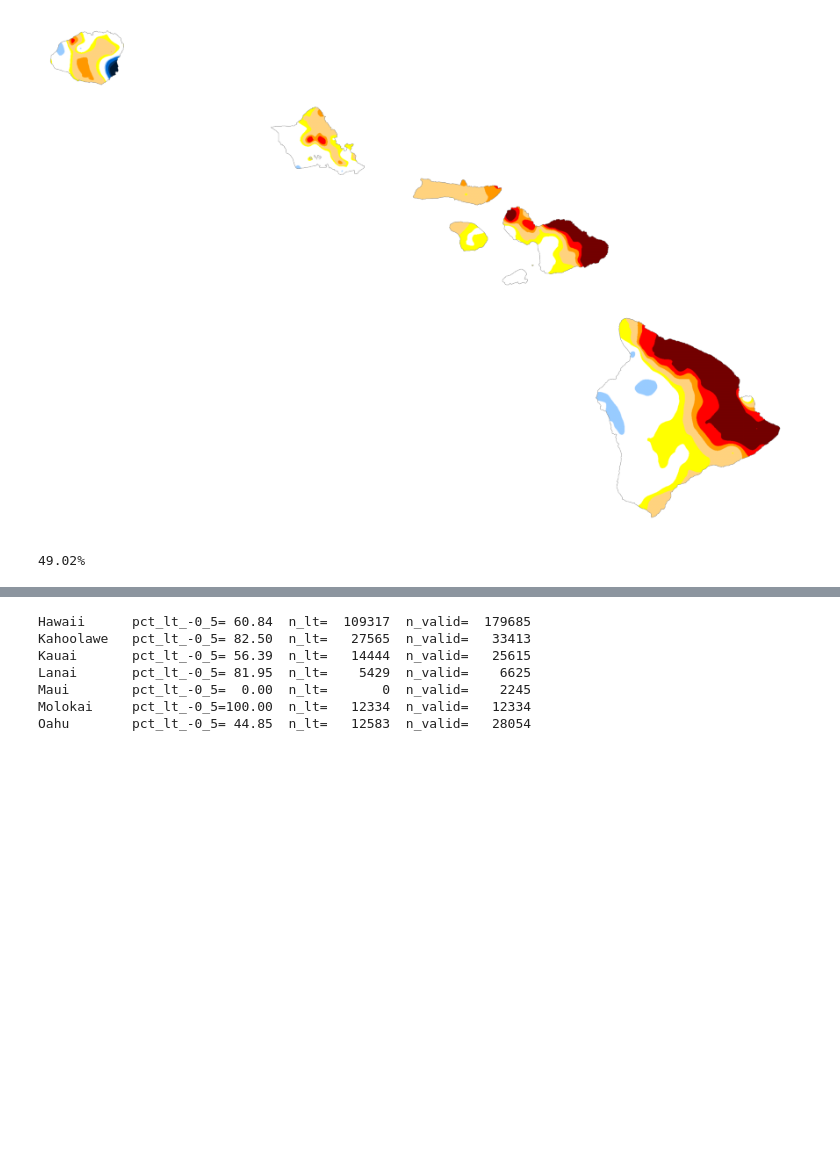
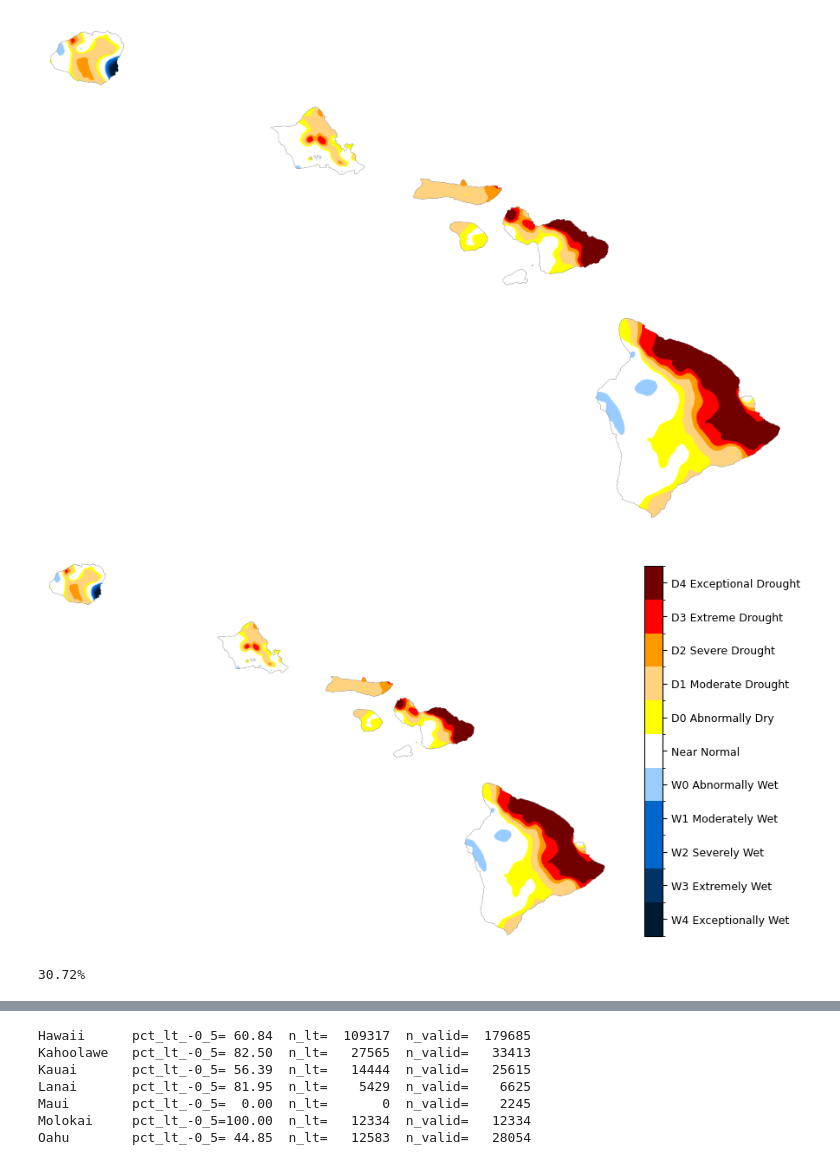
Before and after one commit to cherryleh/climate-summary, a Jupyter notebook: dews-hawaii-app/scripts/2025-summary/spi.ipynb, the cells around one changed output, grey strips where cells are left out. Saved outputs shown, nothing was run; the diff lists cells and outputs as text; code cells hidden in the pictures; blank space fills up the shorter version.

```diff
--- a/dews-hawaii-app/scripts/2025-summary/spi.ipynb
+++ b/dews-hawaii-app/scripts/2025-summary/spi.ipynb
@@ -13,7 +13,7 @@ thresholds = [
     (-0.5,    0.5, "#FFFFFF", "Near Normal"),
     ( 0.5,    0.8, "#99CCFF", "W0 Abnormally Wet"),
     ( 0.8,    1.3, "#0066CC", "W1 Moderately Wet"),
-    ( 1.3,    1.6, "#0066CC", "W2 Very Wet"),
+    ( 1.3,    1.6, "#0066CC", "W2 Severely Wet"),
     ( 1.6,    2.0, "#003366", "W3 Extremely Wet"),
     ( 2.0,  np.inf, "#001933", "W4 Exceptionally Wet"),
 ]
@@ -55,6 +55,66 @@ plt.savefig('../../public/climate-summary/spi12.png', dpi=300, bbox_inches='tigh
 plt.show()
 # %% [output]
 [figure]
+# %%
+#for report add cbar
+import rasterio
+import numpy as np
+import matplotlib.pyplot as plt
+from matplotlib.colors import ListedColormap, BoundaryNorm
+
+thresholds = [
+    (-np.inf, -2, "#730000", "D4 Exceptional Drought"),
+    (-2,   -1.6, "#FF0000", "D3 Extreme Drought"),
+    (-1.6,   -1.3, "#FF9900", "D2 Severe Drought"),
+    (-1.3,   -0.8, "#FFD37F", "D1 Moderate Drought"),
+    (-0.8,    -0.5, "#FFFF00", "D0 Abnormally Dry"),
+    (-0.5,    0.5, "#FFFFFF", "Near Normal"),
+    ( 0.5,    0.8, "#99CCFF", "W0 Abnormally Wet"),
+    ( 0.8,    1.3, "#0066CC", "W1 Moderately Wet"),
+    ( 1.3,    1.6, "#0066CC", "W2 Severely Wet"),
+    ( 1.6,    2.0, "#003366", "W3 Extremely Wet"),
+    ( 2.0,  np.inf, "#001933", "W4 Exceptionally Wet"),
+]
+
+
+with rasterio.open(f"spi_month_timescale012_statewide_data_map_2025_12.tif") as src:
+    data = src.read(1)
+    profile = src.profile
+    nodata = src.nodata
+
+data = np.where(data == nodata, np.nan, data)
+categorical = np.full_like(data, 255, dtype=np.uint8)
+
+for i, (low, high, _, _) in enumerate(thresholds):
+    mask = (data > low) & (data <= high)
+    categorical[mask] = i
+
+profile.update(dtype=rasterio.uint8, count=1, compress='lzw', nodata=255)
+# with rasterio.open(f"../public/tifs/rf_pdiff_cat_0{month}.tif", "w", **profile) as dst:
+#     dst.write(categorical, 1)
+
+colors = [c for _, _, c, _ in thresholds]
+labels = [l for _, _, _, l in thresholds]
+cmap = ListedColormap(colors)
+norm = BoundaryNorm(np.arange(-0.5, len(colors) + 0.5), len(colors))
+
+plt.figure(figsize=(9, 6))
+categorical_masked = np.ma.masked_where(categorical == 255, categorical)
+
+im = plt.imshow(categorical_masked, cmap=cmap, norm=norm)
+plt.axis("off")
+
+cbar = plt.colorbar(im, fraction=0.03, pad=0.04)
+cbar.set_ticks(range(len(colors)))
+cbar.set_ticklabels(labels)
+cbar.ax.tick_params(labelsize=9)
+cbar.ax.invert_yaxis()
+
+plt.tight_layout()
+plt.savefig('../../public/climate-summary/pubs/Figure5.png', dpi=600, bbox_inches='tight', pad_inches=0.1, transparent=True)
+plt.show()
+# %% [output]
+[figure, added]
 # %%
 import rasterio
 import numpy as np
@@ -66,10 +126,10 @@ with rasterio.open(f"spi_month_timescale012_statewide_data_map_2025_12.tif") as
 
 valid = np.isfinite(data)
 
-pct = np.sum((data < -0.8) & valid) / np.sum(valid) * 100
+pct = np.sum((data < -1.3) & valid) / np.sum(valid) * 100
 print(f"{pct:.2f}%")
 # %% [output]
-49.02%
+30.72%
 # %%
 import numpy as np
 import pandas as pd
```
Also changed, not shown: parts of 5 cells of this notebook, 21 other files.
